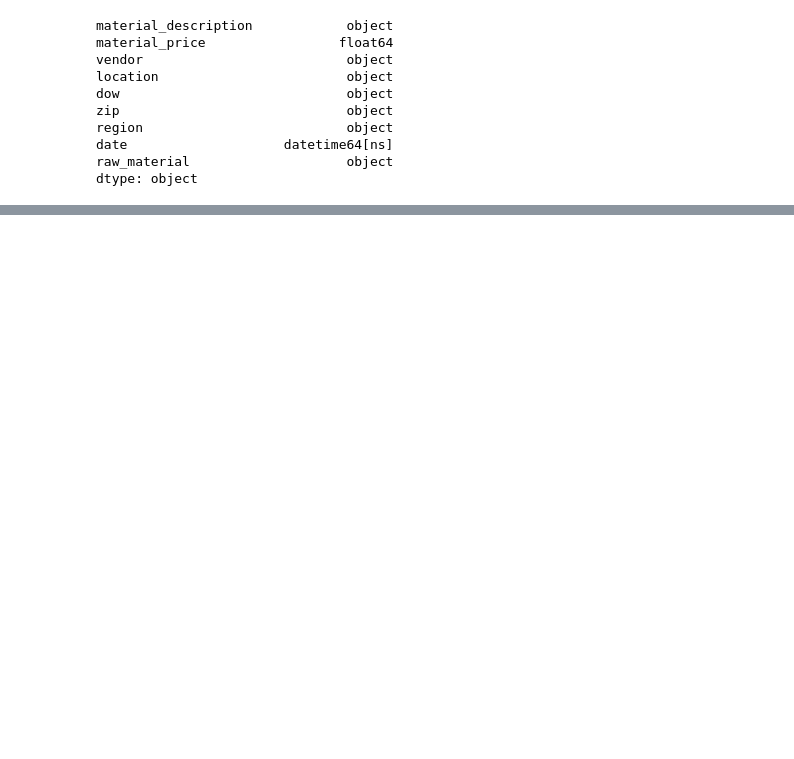
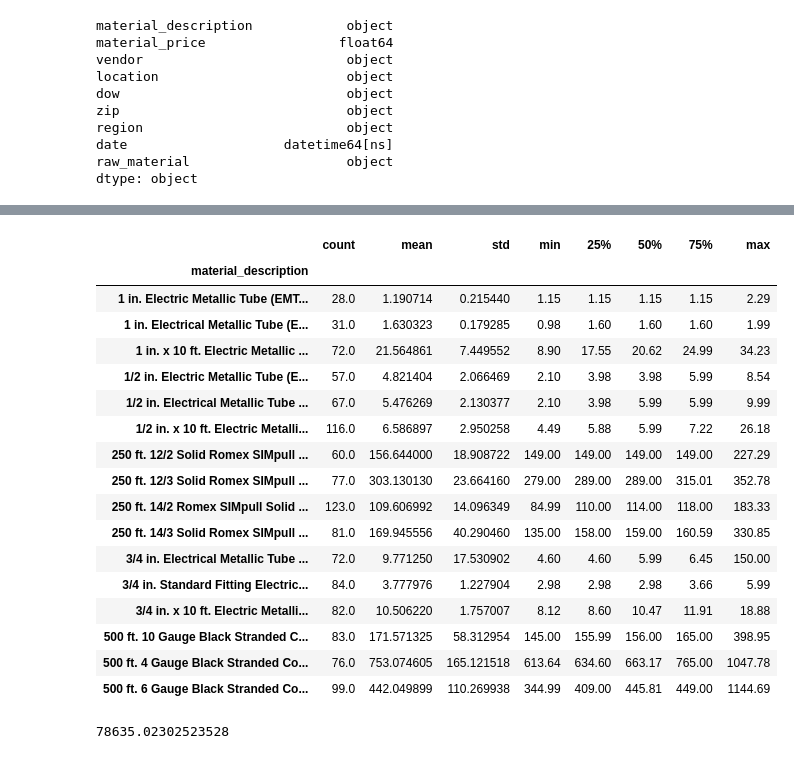
Before and after one commit to thegreatkeej/Estimator_Project, a Jupyter notebook: Resources/Preprocess.ipynb, the cells around one changed output, grey strips where cells are left out. Cells and saved outputs as stored; diff of their text form; code cells hidden in the pictures; blank space fills up the shorter version.

```diff
--- a/Resources/Preprocess.ipynb
+++ b/Resources/Preprocess.ipynb
@@ -150 +162,33 @@ data.head()
+# %%
+descriptive_table = data.groupby('material_description').describe()['material_price']
+descriptive_table
+# %% [output]
+|  | count | mean | std | min | 25% | 50% | 75% | max |
+| material_description |  |  |  |  |  |  |  |  |
+| 1 in. Electric Metallic Tube (EMT... | 28.0 | 1.190714 | 0.215440 | 1.15 | 1.15 | 1.15 | 1.15 | 2.29 |
+| 1 in. Electrical Metallic Tube (E... | 31.0 | 1.630323 | 0.179285 | 0.98 | 1.60 | 1.60 | 1.60 | 1.99 |
+| 1 in. x 10 ft. Electric Metallic ... | 72.0 | 21.564861 | 7.449552 | 8.90 | 17.55 | 20.62 | 24.99 | 34.23 |
+| 1/2 in. Electric Metallic Tube (E... | 57.0 | 4.821404 | 2.066469 | 2.10 | 3.98 | 3.98 | 5.99 | 8.54 |
+| 1/2 in. Electrical Metallic Tube ... | 67.0 | 5.476269 | 2.130377 | 2.10 | 3.98 | 5.99 | 5.99 | 9.99 |
+| 1/2 in. x 10 ft. Electric Metalli... | 116.0 | 6.586897 | 2.950258 | 4.49 | 5.88 | 5.99 | 7.22 | 26.18 |
+| 250 ft. 12/2 Solid Romex SIMpull ... | 60.0 | 156.644000 | 18.908722 | 149.00 | 149.00 | 149.00 | 149.00 | 227.29 |
+| 250 ft. 12/3 Solid Romex SIMpull ... | 77.0 | 303.130130 | 23.664160 | 279.00 | 289.00 | 289.00 | 315.01 | 352.78 |
+| 250 ft. 14/2 Romex SIMpull Solid ... | 123.0 | 109.606992 | 14.096349 | 84.99 | 110.00 | 114.00 | 118.00 | 183.33 |
+| 250 ft. 14/3 Solid Romex SIMpull ... | 81.0 | 169.945556 | 40.290460 | 135.00 | 158.00 | 159.00 | 160.59 | 330.85 |
+| 3/4 in. Electrical Metallic Tube ... | 72.0 | 9.771250 | 17.530902 | 4.60 | 4.60 | 5.99 | 6.45 | 150.00 |
+| 3/4 in. Standard Fitting Electric... | 84.0 | 3.777976 | 1.227904 | 2.98 | 2.98 | 2.98 | 3.66 | 5.99 |
+| 3/4 in. x 10 ft. Electric Metalli... | 82.0 | 10.506220 | 1.757007 | 8.12 | 8.60 | 10.47 | 11.91 | 18.88 |
+| 500 ft. 10 Gauge Black Stranded C... | 83.0 | 171.571325 | 58.312954 | 145.00 | 155.99 | 156.00 | 165.00 | 398.95 |
+| 500 ft. 4 Gauge Black Stranded Co... | 76.0 | 753.074605 | 165.121518 | 613.64 | 634.60 | 663.17 | 765.00 | 1047.78 |
+| 500 ft. 6 Gauge Black Stranded Co... | 99.0 | 442.049899 | 110.269938 | 344.99 | 409.00 | 445.81 | 449.00 | 1144.69 |
+# %%
+# Display savings generated by using our Algorythm
+
+avgYR= descriptive_table['mean'].sum()*365
+minYR = descriptive_table['25%'].sum()*365
+savings = avgYR - minYR
+
+savings
+# %% [output]
+78635.02302523528
 # %%
```
Also changed, not shown: parts of 7 cells of this notebook, 26 other files.
